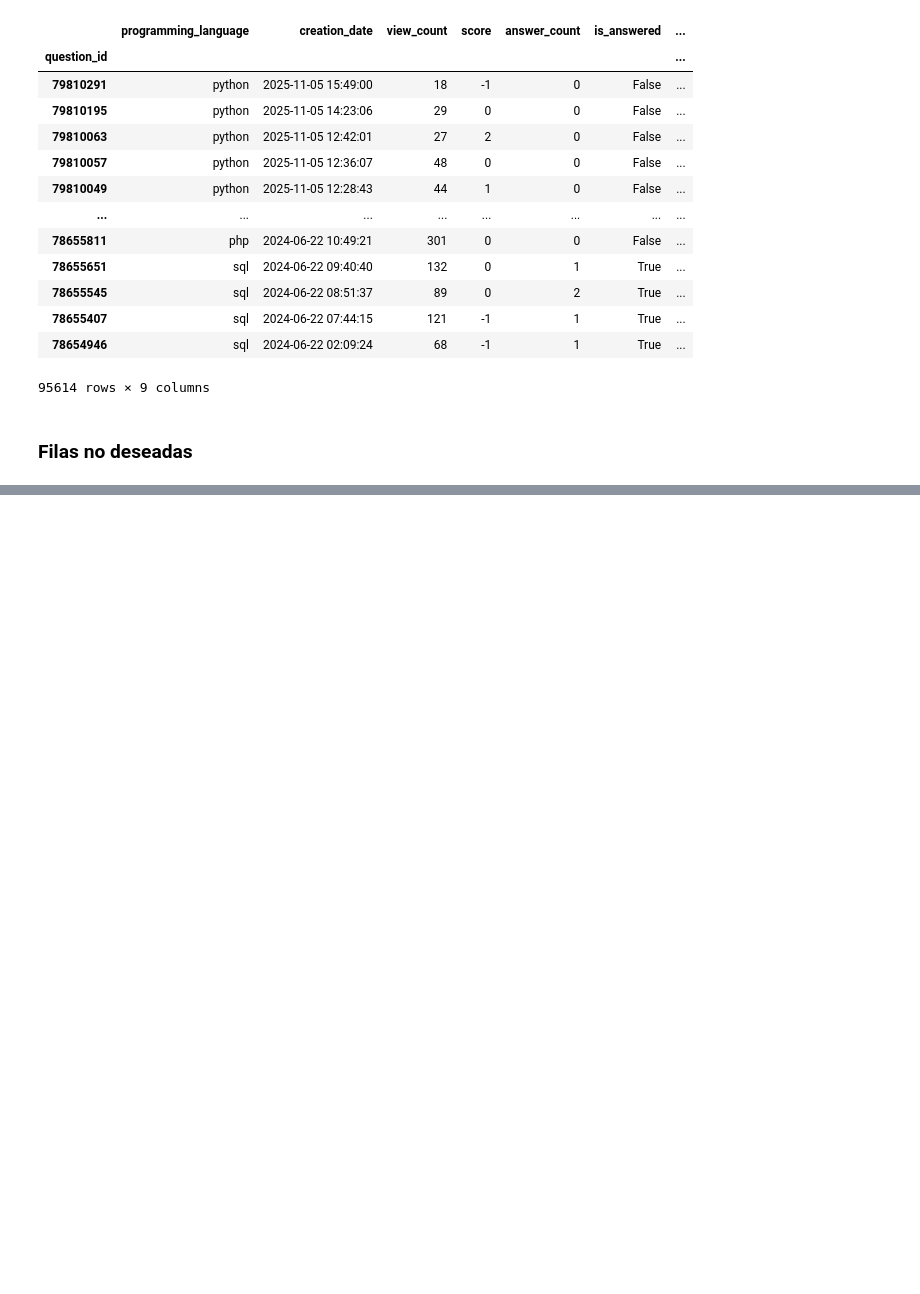
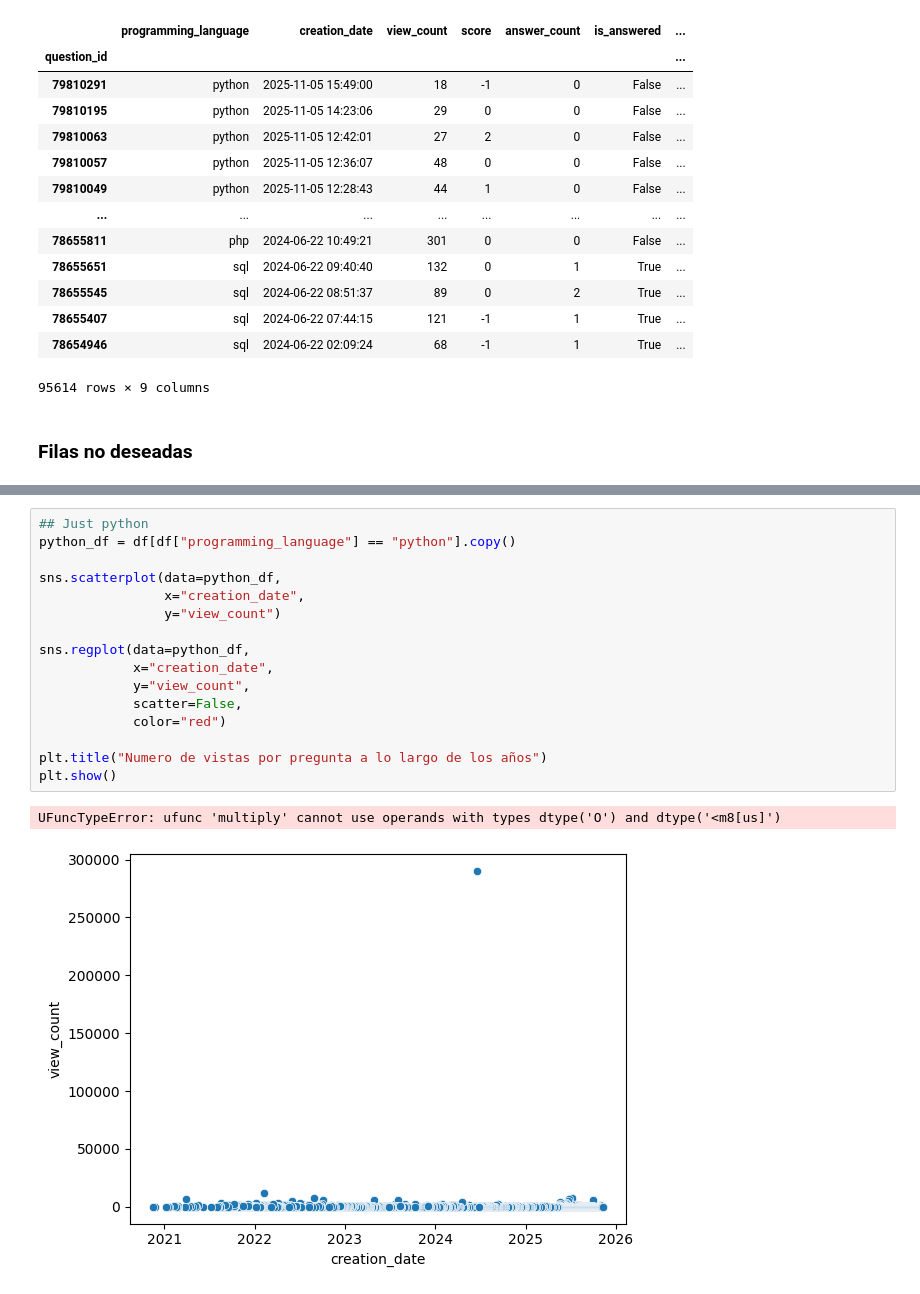
Before and after one commit to Hallxx/Semillero-PyAnalytics, a Jupyter notebook: notebooks/fase0_verificacion.ipynb, the cells around one changed output, grey strips where cells are left out. Cells and saved outputs as stored; diff of their text form; blank space fills up the shorter version.

```diff
--- a/notebooks/fase0_verificacion.ipynb
+++ b/notebooks/fase0_verificacion.ipynb
@@ -276,0 +383,19 @@ df
+# %%
+## Just python
+python_df = df[df["programming_language"] == "python"].copy()
+
+sns.scatterplot(data=python_df,
+                x="creation_date",
+                y="view_count")
+
+sns.regplot(data=python_df,
+            x="creation_date",
+            y="view_count",
+            scatter=False,
+            color="red")
+
+plt.title("Numero de vistas por pregunta a lo largo de los años")
+plt.show()
+# %% [output]
+UFuncTypeError: ufunc 'multiply' cannot use operands with types dtype('O') and dtype('<m8[us]')
+[figure, added]
```
Also changed, not shown: parts of 13 cells of this notebook, 6 other files.
